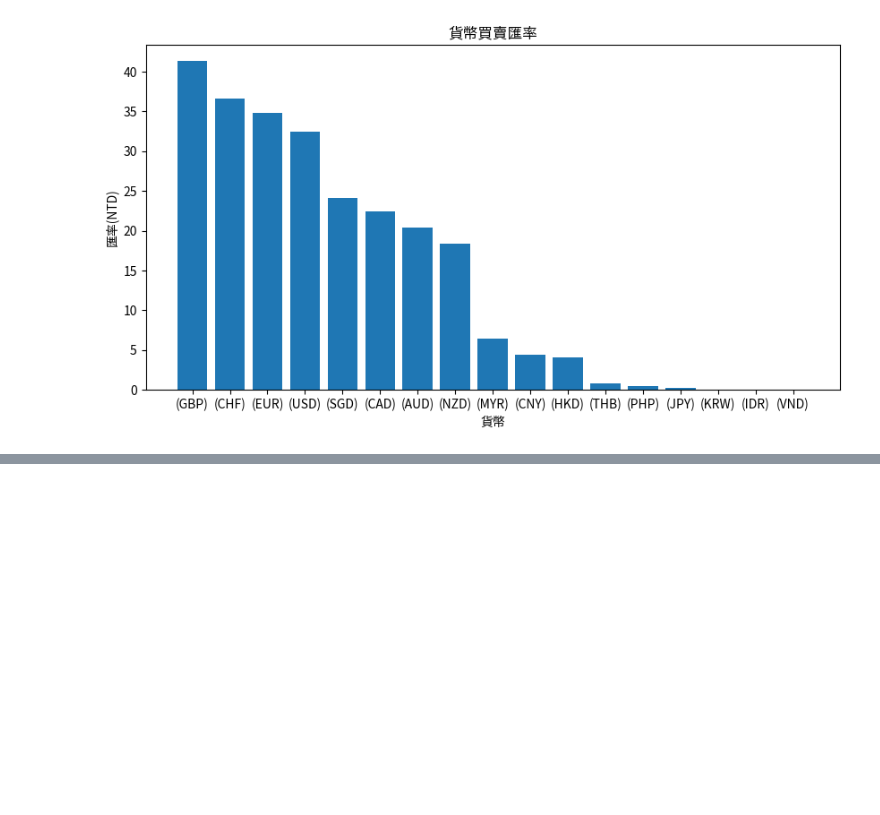
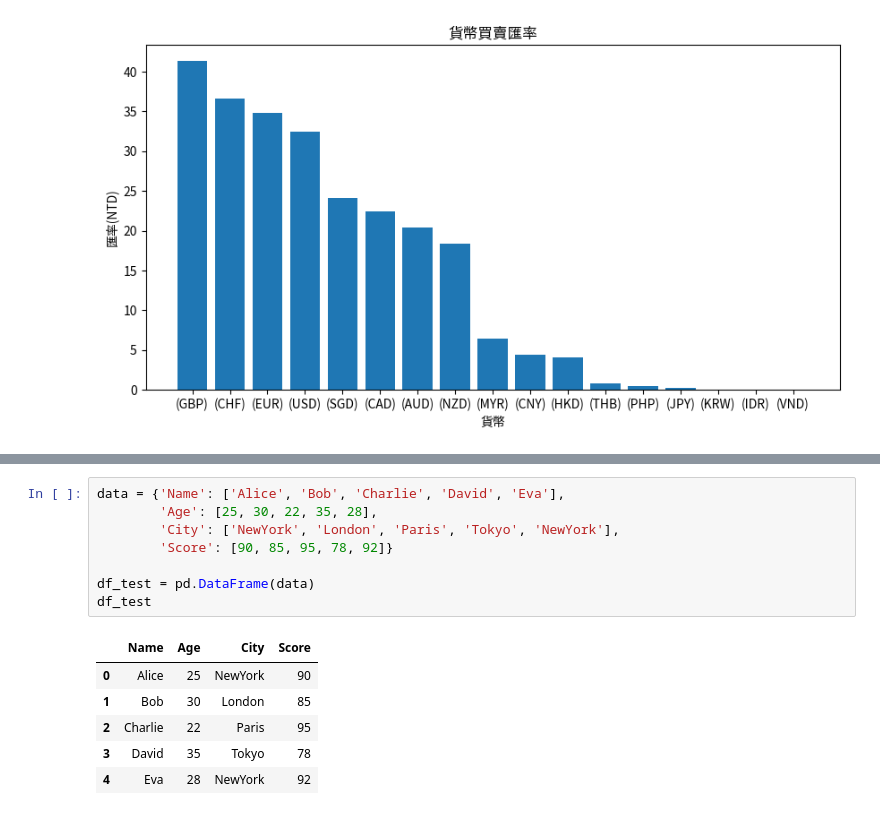
Before and after one commit to Jc-cho86/python_analysis, a Jupyter notebook: leson0308.ipynb, the cells around one changed output, grey strips where cells are left out. Drawn from its saved outputs; the diff is of its cells as text; blank space fills up the shorter version.

```diff
--- a/leson0308.ipynb
+++ b/leson0308.ipynb
@@ -217,0 +275,15 @@ FileNotFoundError: [Errno 2] No such file or directory: 'world.csv'
+# %%
+data = {'Name': ['Alice', 'Bob', 'Charlie', 'David', 'Eva'],
+        'Age': [25, 30, 22, 35, 28],
+        'City': ['NewYork', 'London', 'Paris', 'Tokyo', 'NewYork'],
+        'Score': [90, 85, 95, 78, 92]}
+
+df_test = pd.DataFrame(data)
+df_test
+# %% [output]
+|  | Name | Age | City | Score |
+| 0 | Alice | 25 | NewYork | 90 |
+| 1 | Bob | 30 | London | 85 |
+| 2 | Charlie | 22 | Paris | 95 |
+| 3 | David | 35 | Tokyo | 78 |
+| 4 | Eva | 28 | NewYork | 92 |
```
Also changed, not shown: parts of 11 cells of this notebook, 1 other file.
